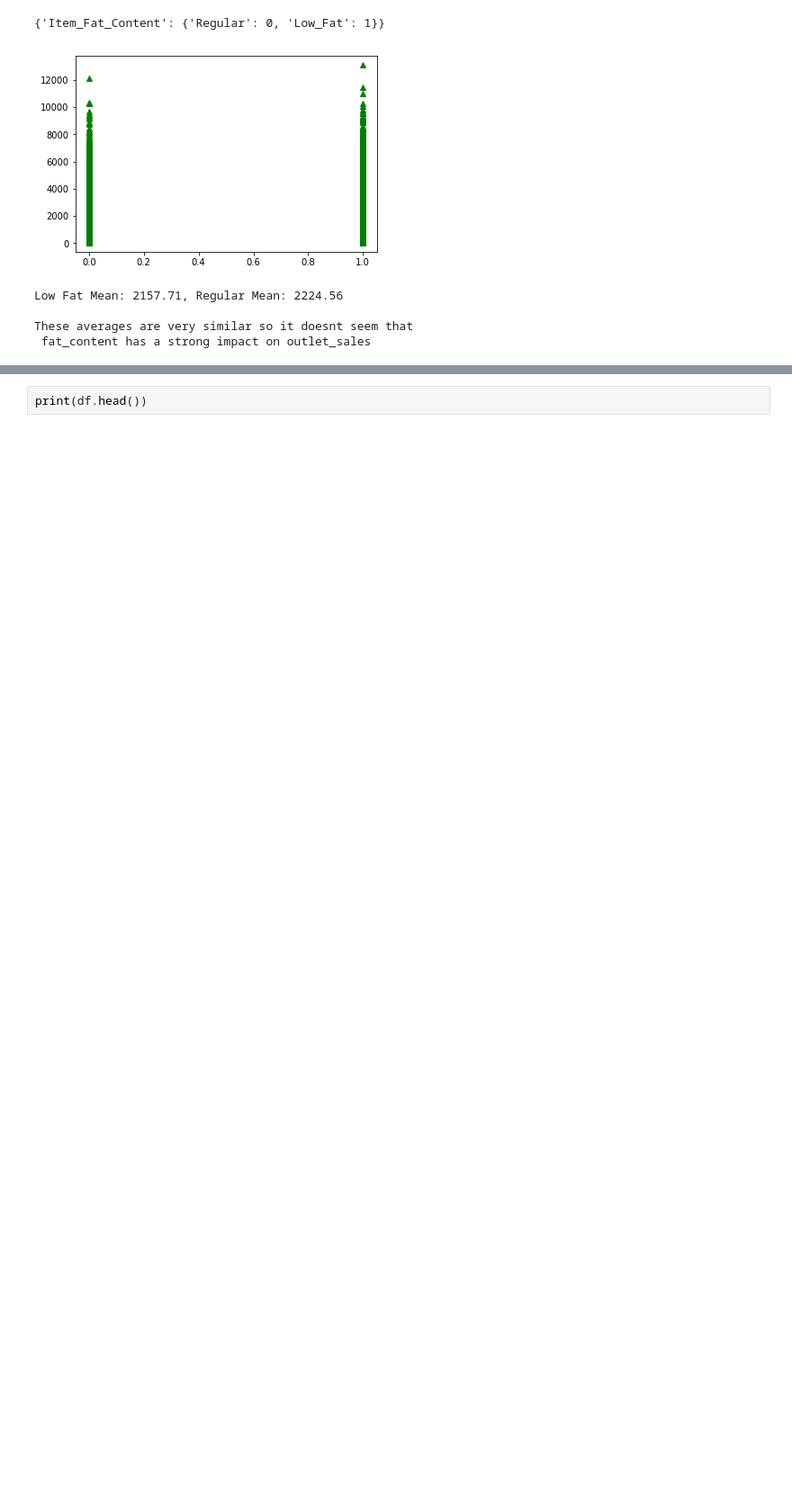
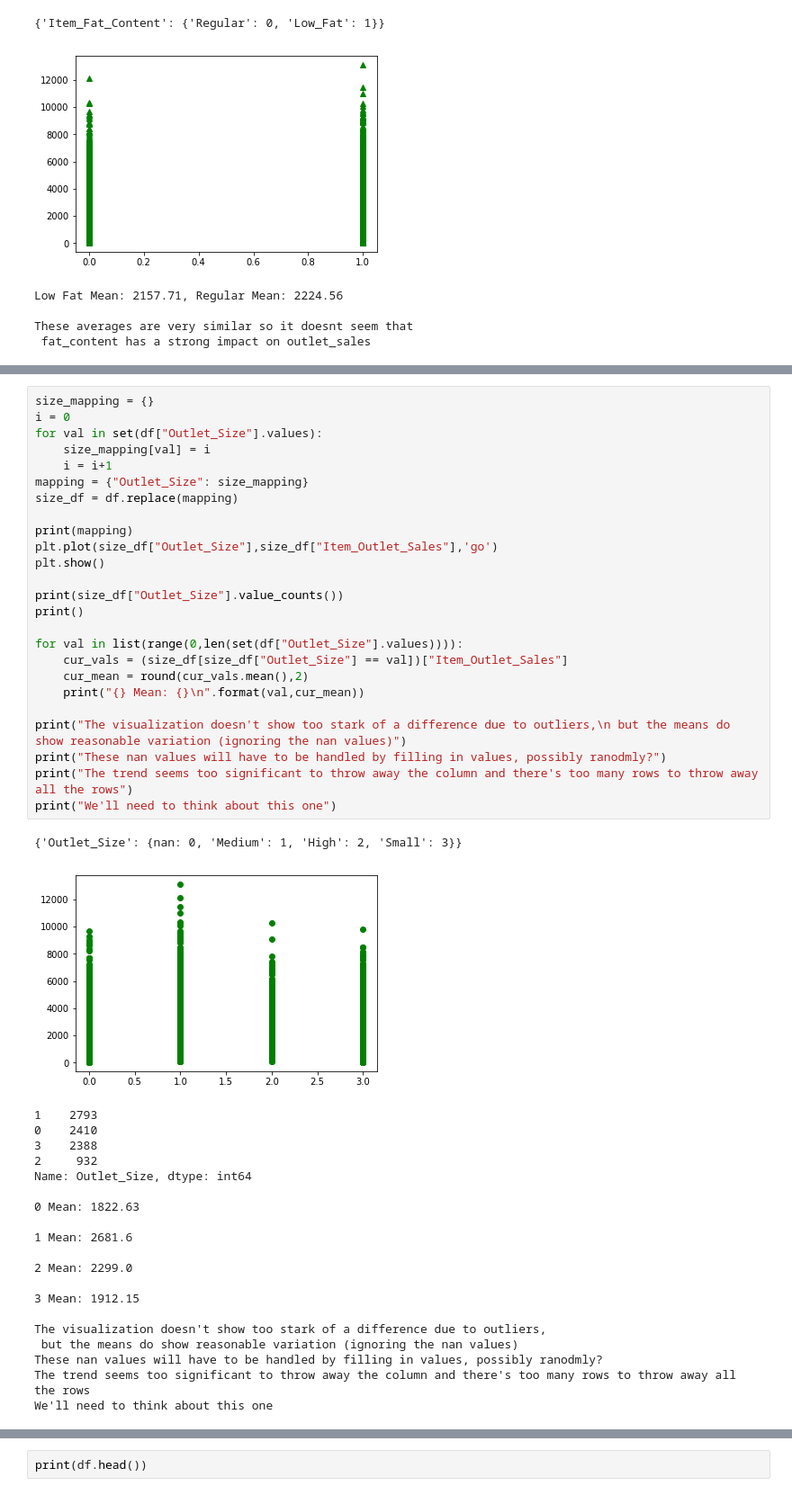
Before and after one commit to alishan-kaisani/BigMart-Data-Analysis, a Jupyter notebook: BigMart_Visualizations.ipynb, the cells around one changed output, grey strips where cells are left out. Shown at 90% size. Cells and saved outputs as stored; diff of their text form; blank space fills up the shorter version.

Commit message:
Completed Visualizations

```diff
--- a/BigMart_Visualizations.ipynb
+++ b/BigMart_Visualizations.ipynb
@@ -164,0 +168,47 @@ print("Outlet Identifier isn't worth looking into")
+# %%
+size_mapping = {}
+i = 0
+for val in set(df["Outlet_Size"].values):
+    size_mapping[val] = i
+    i = i+1
+mapping = {"Outlet_Size": size_mapping}
+size_df = df.replace(mapping)
+
+print(mapping)
+plt.plot(size_df["Outlet_Size"],size_df["Item_Outlet_Sales"],'go')
+plt.show()
+
+print(size_df["Outlet_Size"].value_counts())
+print()
+
+for val in list(range(0,len(set(df["Outlet_Size"].values)))):
+    cur_vals = (size_df[size_df["Outlet_Size"] == val])["Item_Outlet_Sales"]
+    cur_mean = round(cur_vals.mean(),2)
+    print("{} Mean: {}\n".format(val,cur_mean))
+
+print("The visualization doesn't show too stark of a difference due to outliers,\n but the means do show reasonable variation (ignoring the nan values)")
+print("These nan values will have to be handled by filling in values, possibly ranodmly?")
+print("The trend seems too significant to throw away the column and there's too many rows to throw away all the rows")
+print("We'll need to think about this one")
+# %% [output]
+{'Outlet_Size': {nan: 0, 'Medium': 1, 'High': 2, 'Small': 3}}
+[figure, added]
+1    2793
+0    2410
+3    2388
+2     932
+Name: Outlet_Size, dtype: int64
+
+0 Mean: 1822.63
+
+1 Mean: 2681.6
+
+2 Mean: 2299.0
+
+3 Mean: 1912.15
+
+The visualization doesn't show too stark of a difference due to outliers,
+ but the means do show reasonable variation (ignoring the nan values)
+These nan values will have to be handled by filling in values, possibly ranodmly?
+The trend seems too significant to throw away the column and there's too many rows to throw away all the rows
+We'll need to think about this one
```
Also changed, not shown: parts of 4 cells of this notebook.
